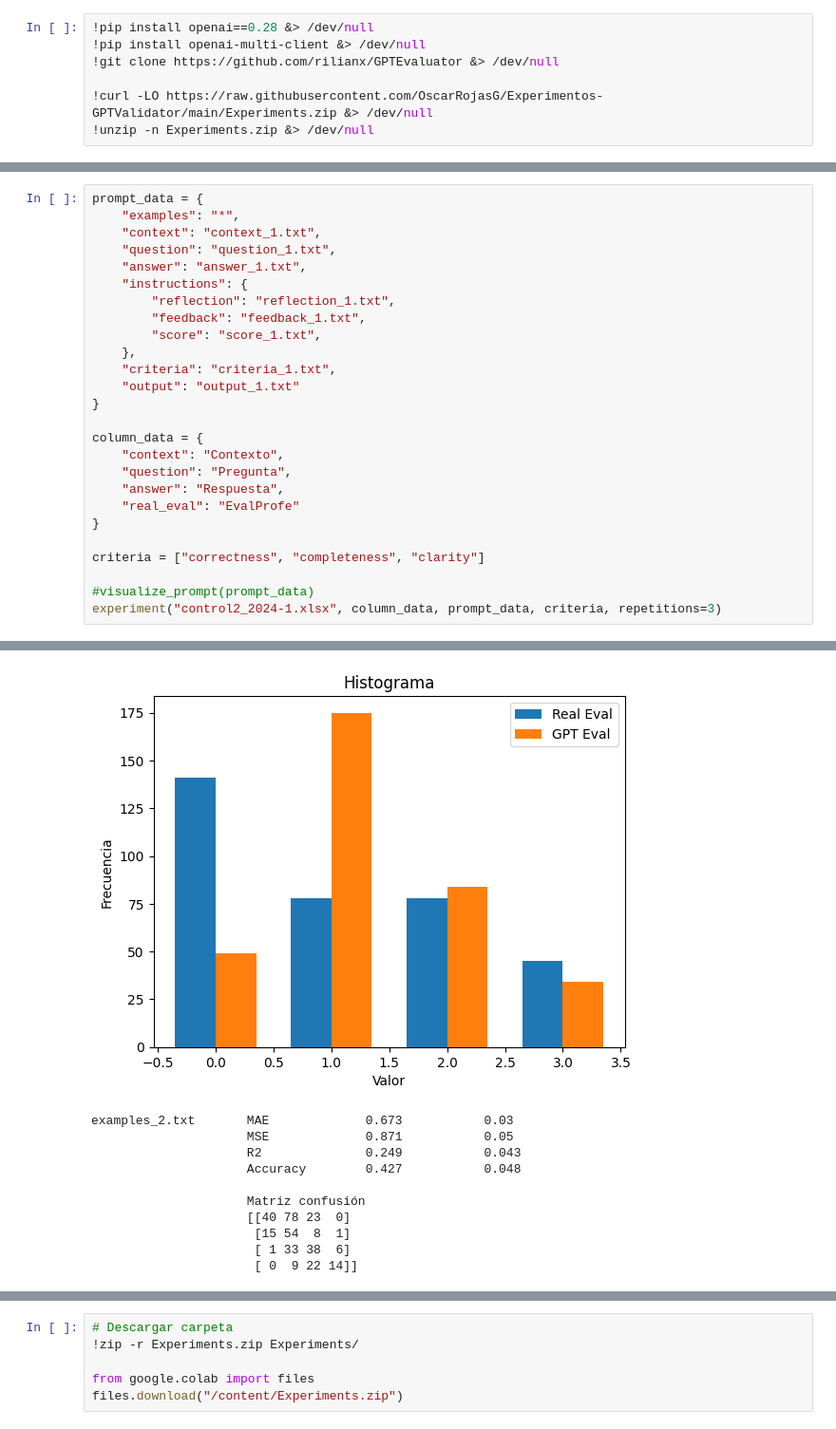
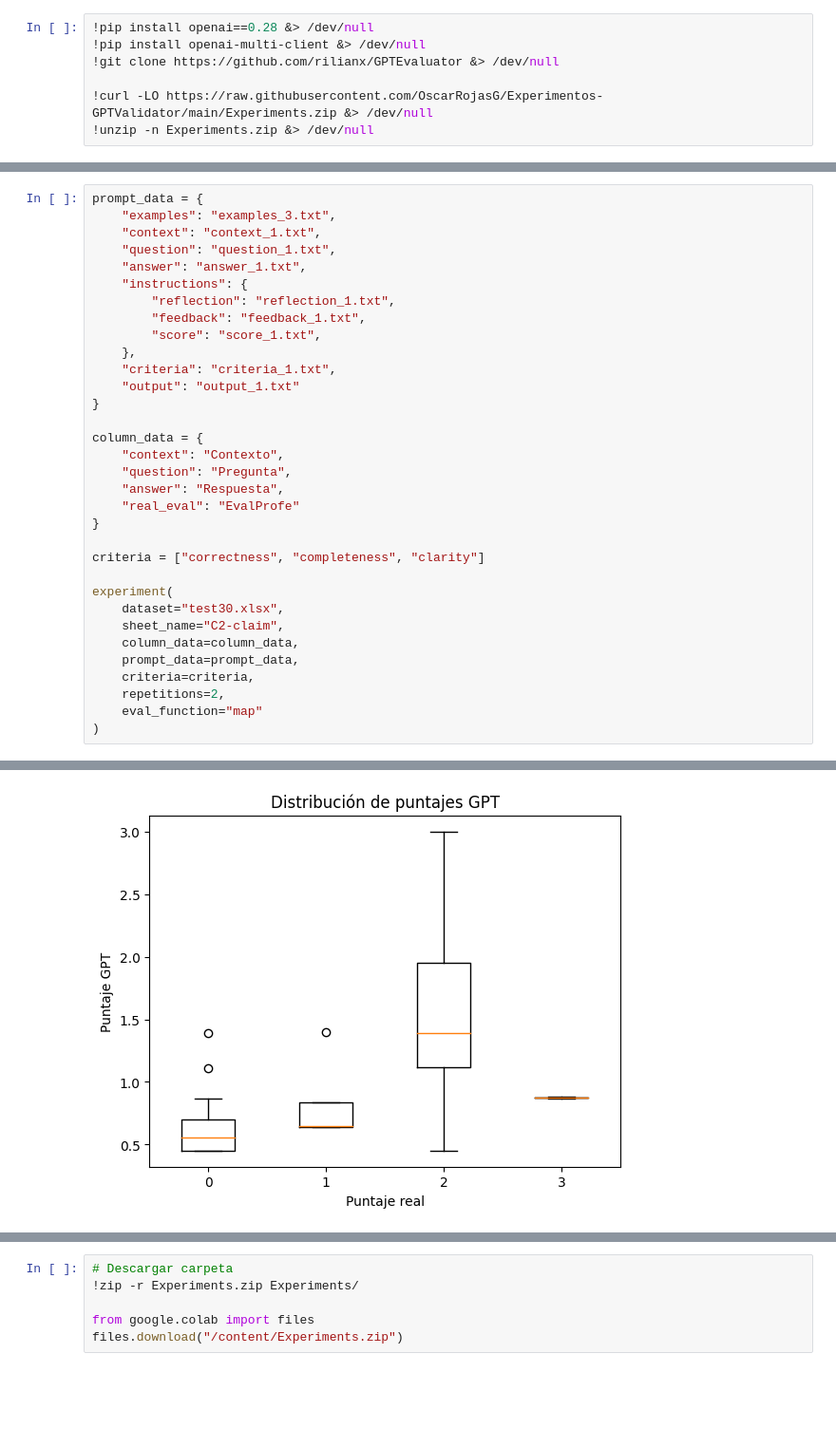
Before and after one commit to OscarRojasG/Experimentos-GPTValidator, a Jupyter notebook: Framework_Experimentos.ipynb, the cells around one changed output, grey strips where cells are left out. Shown at 95% size. Saved outputs shown, nothing was run; the diff lists cells and outputs as text; blank space fills up the shorter version.

```diff
--- a/Framework_Experimentos.ipynb
+++ b/Framework_Experimentos.ipynb
@@ -417,6 +543,6 @@ def visualize_prompt(prompt_data):
 # %%
 prompt_data = {
-    "examples": "*",
+    "examples": "examples_3.txt",
     "context": "context_1.txt",
     "question": "question_1.txt",
     "answer": "answer_1.txt",
@@ -438,6 +564,13 @@ column_data = {
 
 criteria = ["correctness", "completeness", "clarity"]
 
-#visualize_prompt(prompt_data)
-experiment("control2_2024-1.xlsx", column_data, prompt_data, criteria, repetitions=3)
+experiment(
+    dataset="test30.xlsx",
+    sheet_name="C2-claim",
+    column_data=column_data,
+    prompt_data=prompt_data,
+    criteria=criteria,
+    repetitions=2,
+    eval_function="map"
+)
 # %% [output]
@@ -461,11 +594 @@ Start by paraphrasing the answer in detail and commenting each sentence.
-[figure, old version]
+[figure, new version]
-examples_2.txt       MAE             0.673           0.03
-                     MSE             0.871           0.05
-                     R2              0.249           0.043
-                     Accuracy        0.427           0.048
-
-                     Matriz confusión
-                     [[40 78 23  0]
-                      [15 54  8  1]
-                      [ 1 33 38  6]
-                      [ 0  9 22 14]]
```
Also changed, not shown: parts of 5 cells of this notebook.
